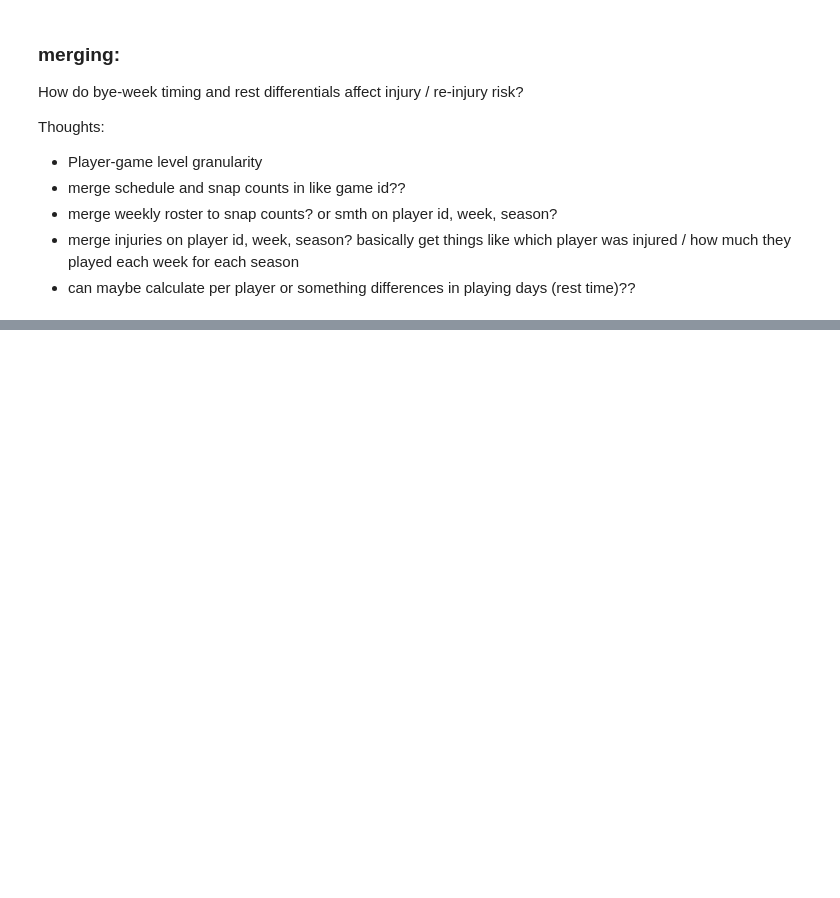
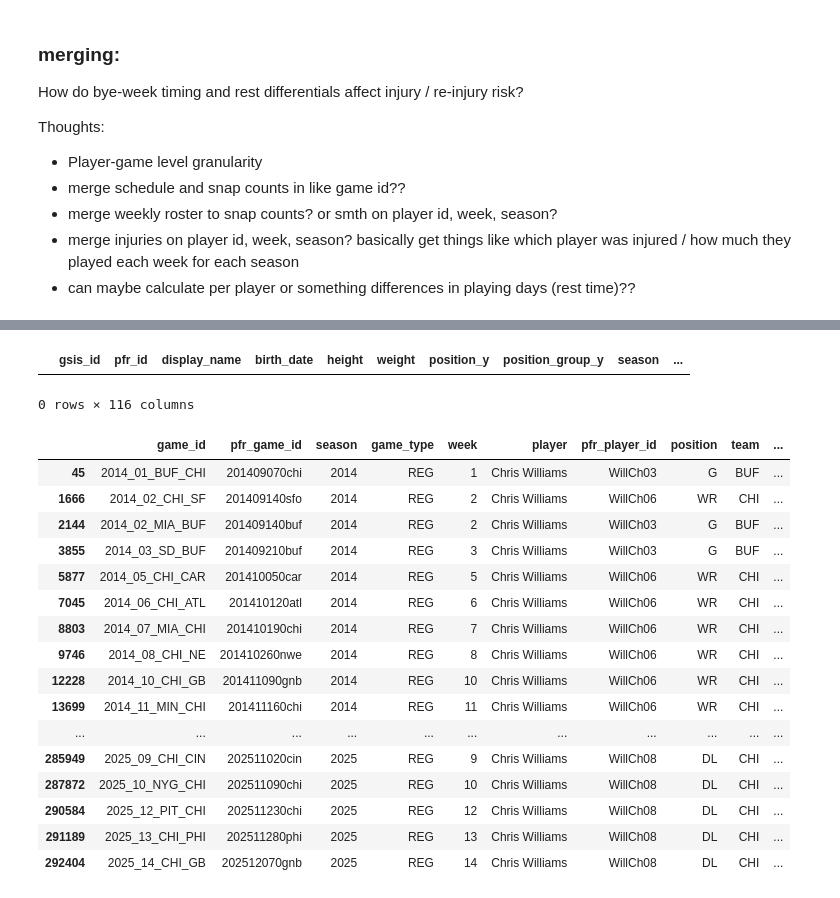
Before and after one commit to jc39963/NFLPA_2025, a Jupyter notebook: nflpa_trial.ipynb, the cells around one changed output, grey strips where cells are left out. Drawn from its saved outputs; the diff is of its cells as text; code cells hidden in the pictures; blank space fills up the shorter version.

Commit message:
added player game data

```diff
--- a/nflpa_trial.ipynb
+++ b/nflpa_trial.ipynb
@@ -45,7 +45,7 @@ import nflreadpy as nfl
 pbp = nfl.load_pbp()
 
 # Load player game-level stats for multiple seasons
-player_stats = nfl.load_player_stats([i for i in range(2014, 2026)])
+player_stats = nfl.load_player_stats([i for i in range(2014, 2025)])
 player_stats = player_stats.to_pandas()
 
 # Load all available team level stats
@@ -285,0 +553,26 @@ basically get things like which player was injured / how much they played each w
+# %%
+player_stats_merged[player_stats_merged['pfr_id'].isna()]
+# %% [output]
+|  | gsis_id | pfr_id | display_name | birth_date | height | weight | position_y | position_group_y | season | ... |
+0 rows × 116 columns
+# %%
+# for each player that was in the above pfr_id na, find their pfr in this data
+snap_counts[snap_counts['player'] == 'Chris Williams']
+# %% [output]
+|  | game_id | pfr_game_id | season | game_type | week | player | pfr_player_id | position | team | ... |
+| 45 | 2014_01_BUF_CHI | 201409070chi | 2014 | REG | 1 | Chris Williams | WillCh03 | G | BUF | ... |
+| 1666 | 2014_02_CHI_SF | 201409140sfo | 2014 | REG | 2 | Chris Williams | WillCh06 | WR | CHI | ... |
+| 2144 | 2014_02_MIA_BUF | 201409140buf | 2014 | REG | 2 | Chris Williams | WillCh03 | G | BUF | ... |
+| 3855 | 2014_03_SD_BUF | 201409210buf | 2014 | REG | 3 | Chris Williams | WillCh03 | G | BUF | ... |
+| 5877 | 2014_05_CHI_CAR | 201410050car | 2014 | REG | 5 | Chris Williams | WillCh06 | WR | CHI | ... |
+| 7045 | 2014_06_CHI_ATL | 201410120atl | 2014 | REG | 6 | Chris Williams | WillCh06 | WR | CHI | ... |
+| 8803 | 2014_07_MIA_CHI | 201410190chi | 2014 | REG | 7 | Chris Williams | WillCh06 | WR | CHI | ... |
+| 9746 | 2014_08_CHI_NE | 201410260nwe | 2014 | REG | 8 | Chris Williams | WillCh06 | WR | CHI | ... |
+| 12228 | 2014_10_CHI_GB | 201411090gnb | 2014 | REG | 10 | Chris Williams | WillCh06 | WR | CHI | ... |
+| 13699 | 2014_11_MIN_CHI | 201411160chi | 2014 | REG | 11 | Chris Williams | WillCh06 | WR | CHI | ... |
+| ... | ... | ... | ... | ... | ... | ... | ... | ... | ... | ... |
+| 285949 | 2025_09_CHI_CIN | 202511020cin | 2025 | REG | 9 | Chris Williams | WillCh08 | DL | CHI | ... |
+| 287872 | 2025_10_NYG_CHI | 202511090chi | 2025 | REG | 10 | Chris Williams | WillCh08 | DL | CHI | ... |
+| 290584 | 2025_12_PIT_CHI | 202511230chi | 2025 | REG | 12 | Chris Williams | WillCh08 | DL | CHI | ... |
+| 291189 | 2025_13_CHI_PHI | 202511280phi | 2025 | REG | 13 | Chris Williams | WillCh08 | DL | CHI | ... |
+| 292404 | 2025_14_CHI_GB | 202512070gnb | 2025 | REG | 14 | Chris Williams | WillCh08 | DL | CHI | ... |
```
Also changed, not shown: parts of 47 cells of this notebook, 1 other file.
